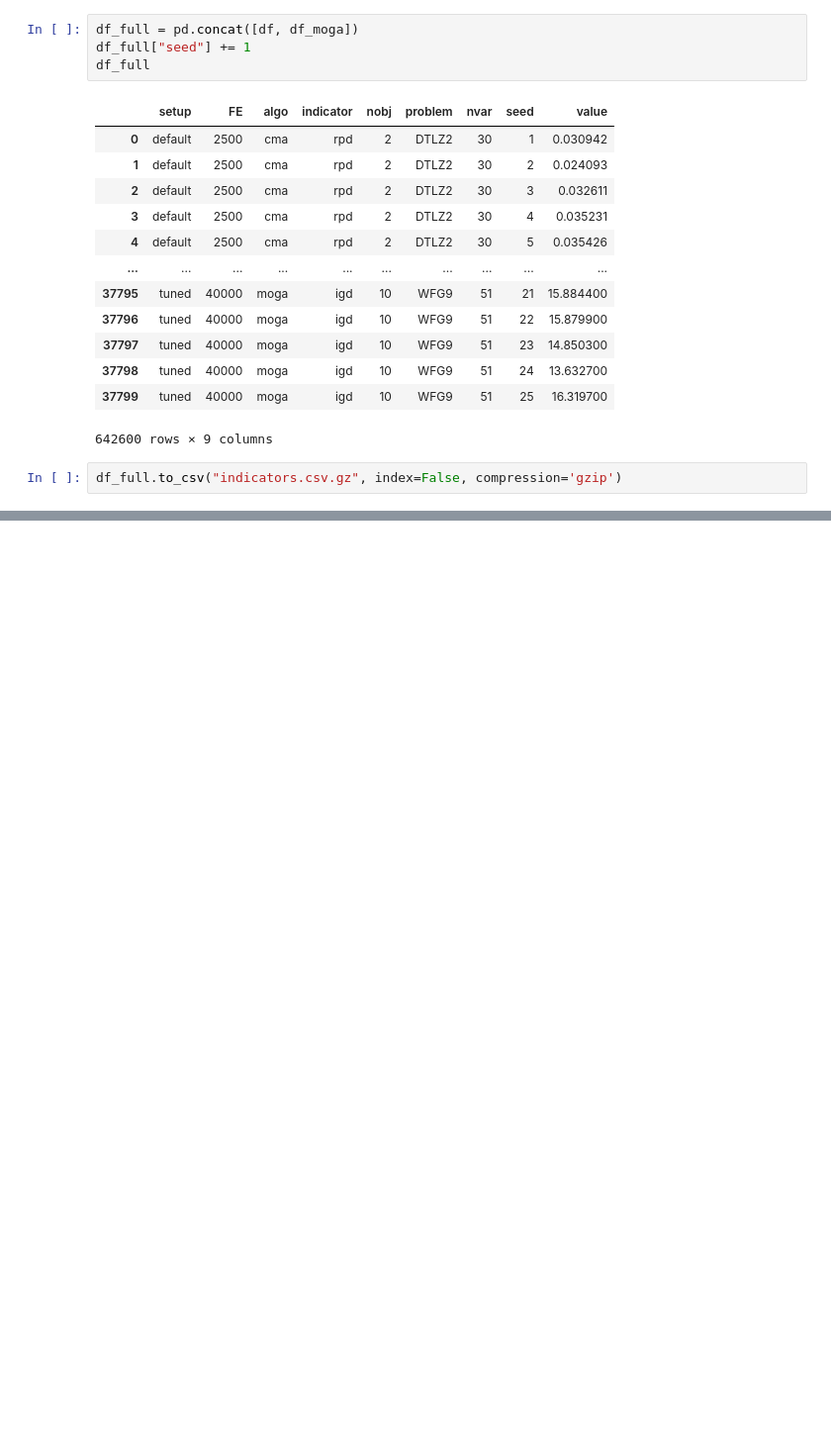
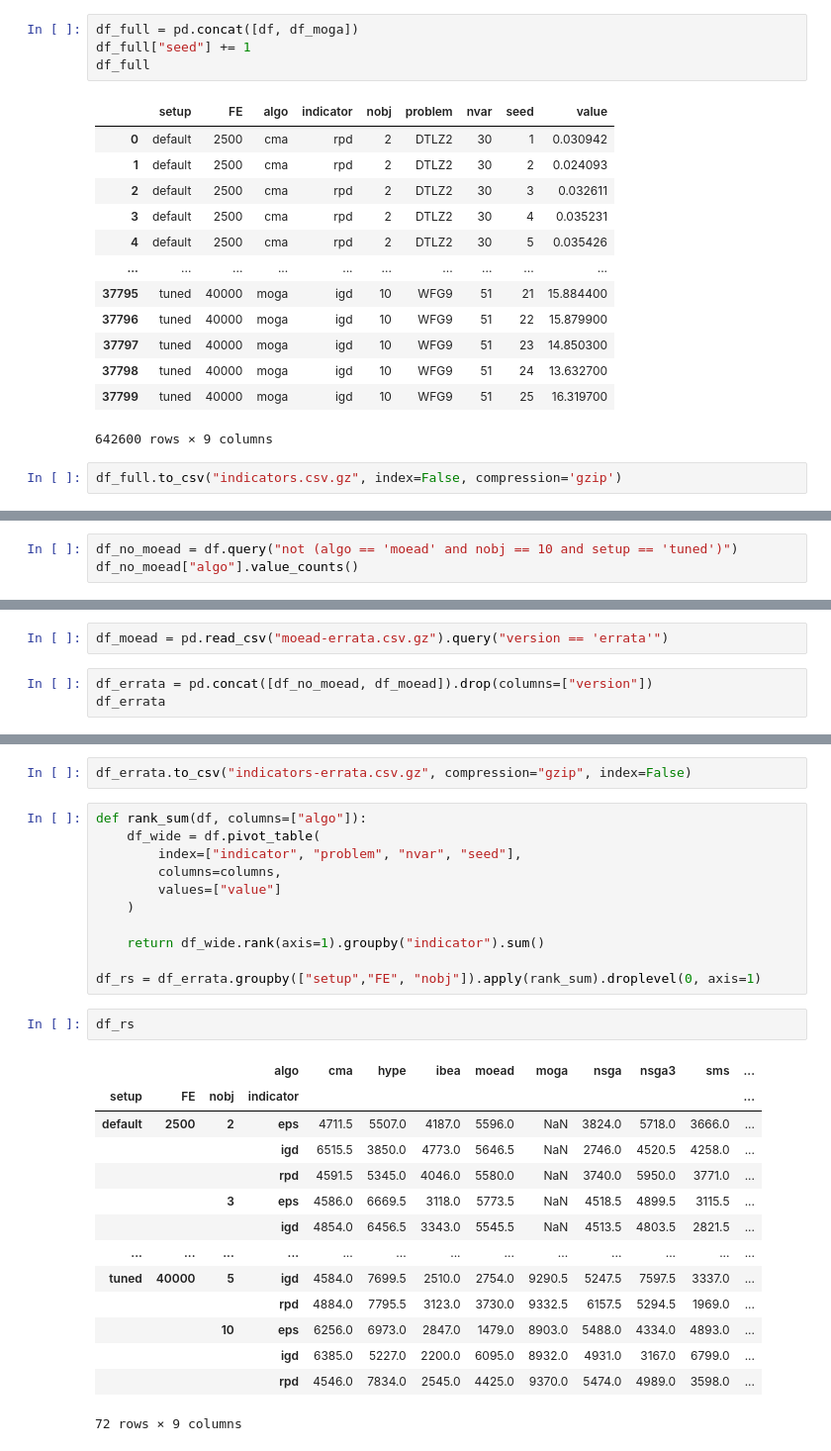
Before and after one commit to leobezerra/moea-benchmark-analysis, a Jupyter notebook: _util/indicators.ipynb, the cells around one changed output, grey strips where cells are left out. Shown at 99% size. Drawn from its saved outputs; the diff is of its cells as text; blank space fills up the shorter version.

```diff
--- a/_util/indicators.ipynb
+++ b/_util/indicators.ipynb
@@ -148,0 +286,3 @@ df_full.to_csv("indicators.csv.gz", index=False, compression='gzip')
+# %%
+df_no_moead = df.query("not (algo == 'moead' and nobj == 10 and setup == 'tuned')")
+df_no_moead["algo"].value_counts()
@@ -148,0 +300,5 @@ df_full.to_csv("indicators.csv.gz", index=False, compression='gzip')
+# %%
+df_moead = pd.read_csv("moead-errata.csv.gz").query("version == 'errata'")
+# %%
+df_errata = pd.concat([df_no_moead, df_moead]).drop(columns=["version"])
+df_errata
@@ -148,0 +319,30 @@ df_full.to_csv("indicators.csv.gz", index=False, compression='gzip')
+# %%
+df_errata.to_csv("indicators-errata.csv.gz", compression="gzip", index=False)
+# %%
+def rank_sum(df, columns=["algo"]):
+    df_wide = df.pivot_table(
+        index=["indicator", "problem", "nvar", "seed"],
+        columns=columns,
+        values=["value"]
+    )
+
+    return df_wide.rank(axis=1).groupby("indicator").sum()
+
+df_rs = df_errata.groupby(["setup","FE", "nobj"]).apply(rank_sum).droplevel(0, axis=1)
+# %%
+df_rs
+# %% [output]
+|  |  |  | algo | cma | hype | ibea | moead | moga | nsga | nsga3 | sms | ... |
+| setup | FE | nobj | indicator |  |  |  |  |  |  |  |  | ... |
+| default | 2500 | 2 | eps | 4711.5 | 5507.0 | 4187.0 | 5596.0 | NaN | 3824.0 | 5718.0 | 3666.0 | ... |
+|  |  |  | igd | 6515.5 | 3850.0 | 4773.0 | 5646.5 | NaN | 2746.0 | 4520.5 | 4258.0 | ... |
+|  |  |  | rpd | 4591.5 | 5345.0 | 4046.0 | 5580.0 | NaN | 3740.0 | 5950.0 | 3771.0 | ... |
+|  |  | 3 | eps | 4586.0 | 6669.5 | 3118.0 | 5773.5 | NaN | 4518.5 | 4899.5 | 3115.5 | ... |
+|  |  |  | igd | 4854.0 | 6456.5 | 3343.0 | 5545.5 | NaN | 4513.5 | 4803.5 | 2821.5 | ... |
+| ... | ... | ... | ... | ... | ... | ... | ... | ... | ... | ... | ... | ... |
+| tuned | 40000 | 5 | igd | 4584.0 | 7699.5 | 2510.0 | 2754.0 | 9290.5 | 5247.5 | 7597.5 | 3337.0 | ... |
+|  |  |  | rpd | 4884.0 | 7795.5 | 3123.0 | 3730.0 | 9332.5 | 6157.5 | 5294.5 | 1969.0 | ... |
+|  |  | 10 | eps | 6256.0 | 6973.0 | 2847.0 | 1479.0 | 8903.0 | 5488.0 | 4334.0 | 4893.0 | ... |
+|  |  |  | igd | 6385.0 | 5227.0 | 2200.0 | 6095.0 | 8932.0 | 4931.0 | 3167.0 | 6799.0 | ... |
+|  |  |  | rpd | 4546.0 | 7834.0 | 2545.0 | 4425.0 | 9370.0 | 5474.0 | 4989.0 | 3598.0 | ... |
+72 rows × 9 columns
```
Also changed, not shown: parts of 19 cells of this notebook.
